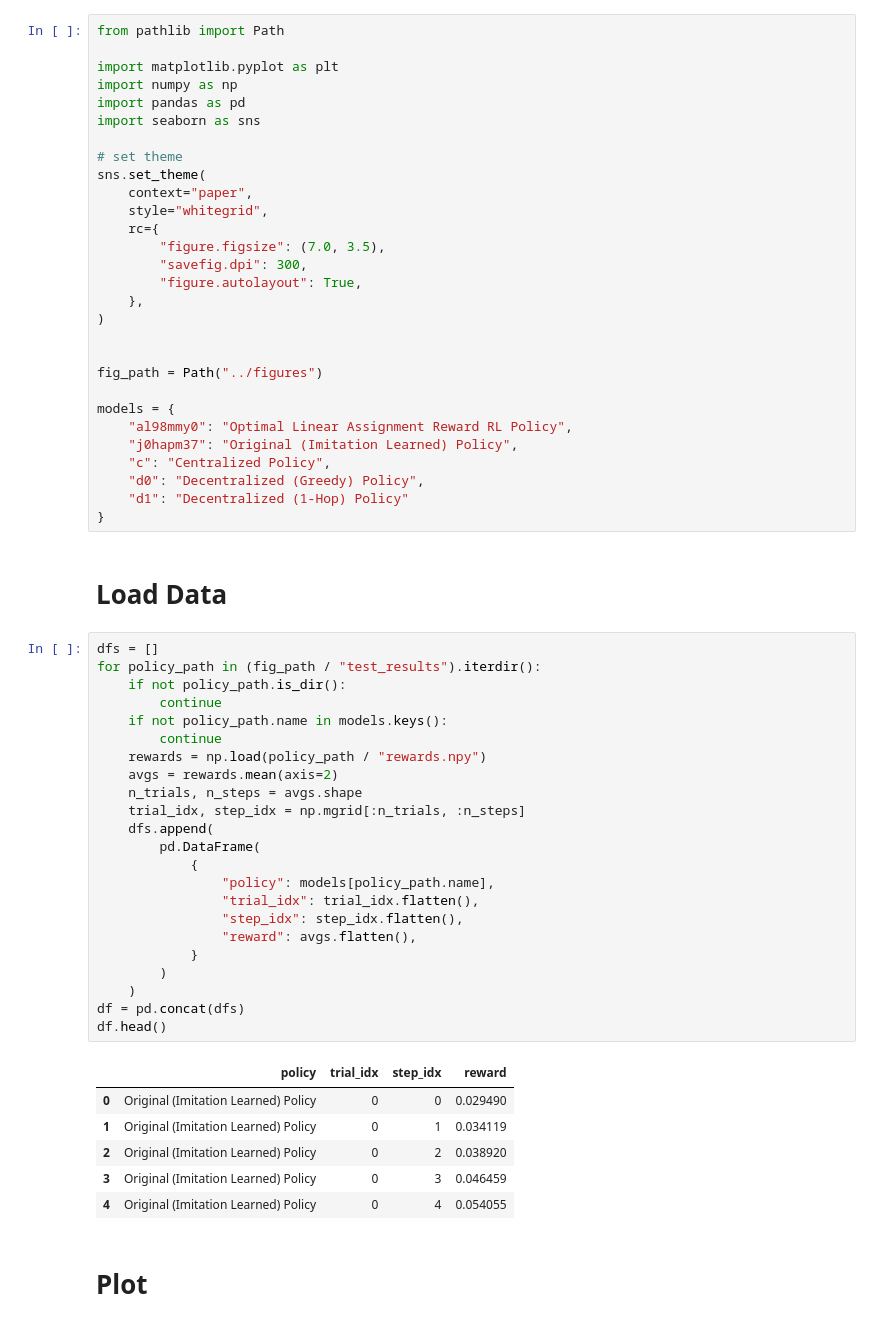
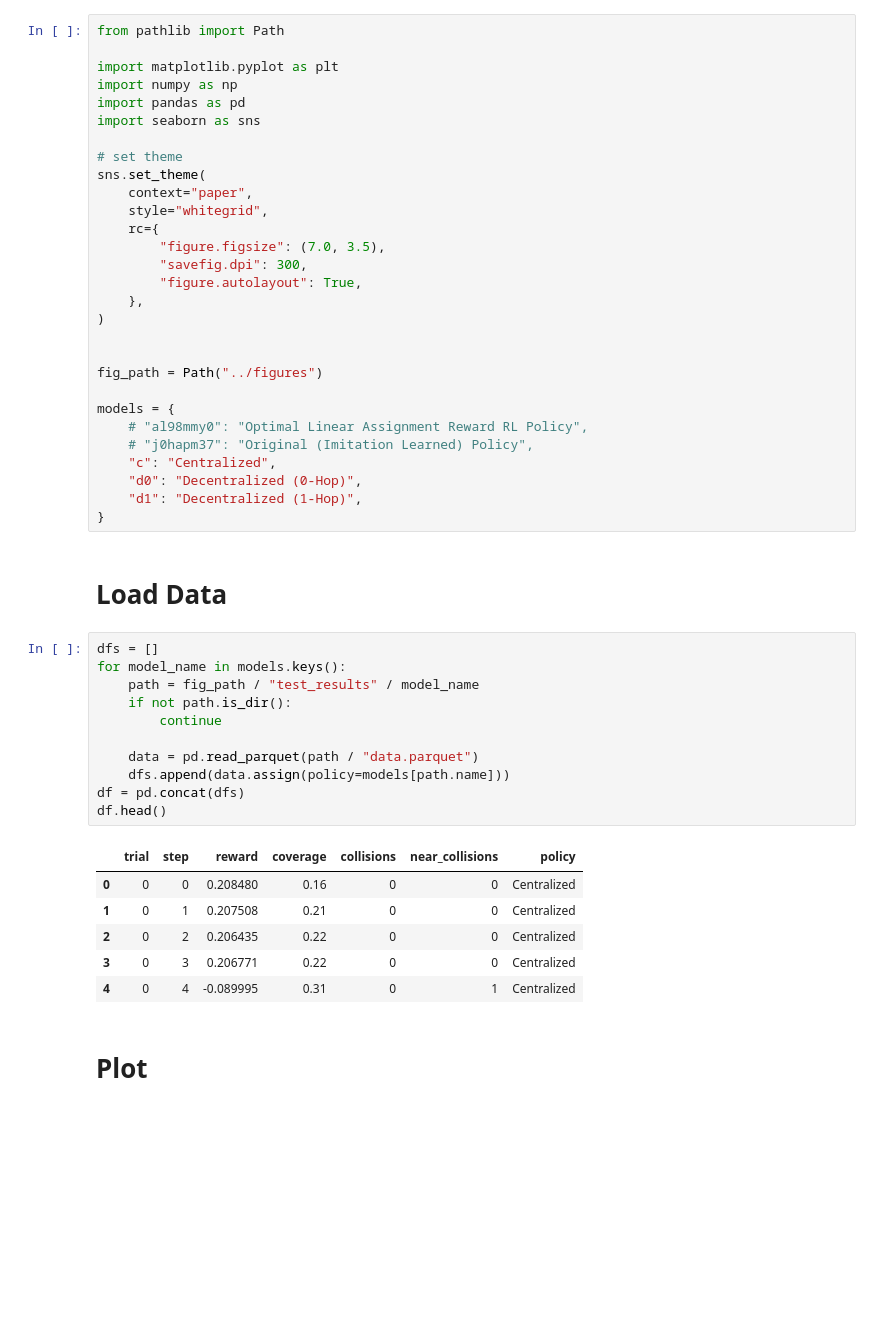
Before and after one commit to Damowerko/motion-planning, a Jupyter notebook: notebooks/compare.ipynb, the cells around one changed output. Cells and saved outputs as stored; diff of their text form; blank space fills up the shorter version.

```diff
--- a/notebooks/compare.ipynb
+++ b/notebooks/compare.ipynb
@@ -21,44 +21,32 @@ sns.set_theme(
 fig_path = Path("../figures")
 
 models = {
-    "al98mmy0": "Optimal Linear Assignment Reward RL Policy",
-    "j0hapm37": "Original (Imitation Learned) Policy",
-    "c": "Centralized Policy",
-    "d0": "Decentralized (Greedy) Policy",
-    "d1": "Decentralized (1-Hop) Policy"
+    # "al98mmy0": "Optimal Linear Assignment Reward RL Policy",
+    # "j0hapm37": "Original (Imitation Learned) Policy",
+    "c": "Centralized",
+    "d0": "Decentralized (0-Hop)",
+    "d1": "Decentralized (1-Hop)",
 }
 # %% [markdown]
 # Load Data
-# %%
-dfs = []
-for policy_path in (fig_path / "test_results").iterdir():
-    if not policy_path.is_dir():
-        continue
-    if not policy_path.name in models.keys():
-        continue
-    rewards = np.load(policy_path / "rewards.npy")
-    avgs = rewards.mean(axis=2)
-    n_trials, n_steps = avgs.shape
-    trial_idx, step_idx = np.mgrid[:n_trials, :n_steps]
-    dfs.append(
-        pd.DataFrame(
-            {
-                "policy": models[policy_path.name],
-                "trial_idx": trial_idx.flatten(),
-                "step_idx": step_idx.flatten(),
-                "reward": avgs.flatten(),
-            }
-        )
-    )
-df = pd.concat(dfs)
-df.head()
-# %% [output]
-|  | policy | trial_idx | step_idx | reward |
-| 0 | Original (Imitation Learned) Policy | 0 | 0 | 0.029490 |
-| 1 | Original (Imitation Learned) Policy | 0 | 1 | 0.034119 |
-| 2 | Original (Imitation Learned) Policy | 0 | 2 | 0.038920 |
-| 3 | Original (Imitation Learned) Policy | 0 | 3 | 0.046459 |
-| 4 | Original (Imitation Learned) Policy | 0 | 4 | 0.054055 |
+# %%
+dfs = []
+for model_name in models.keys():
+    path = fig_path / "test_results" / model_name
+    if not path.is_dir():
+        continue
+
+    data = pd.read_parquet(path / "data.parquet")
+    dfs.append(data.assign(policy=models[path.name]))
+df = pd.concat(dfs)
+df.head()
+# %% [output]
+|  | trial | step | reward | coverage | collisions | near_collisions | policy |
+| 0 | 0 | 0 | 0.208480 | 0.16 | 0 | 0 | Centralized |
+| 1 | 0 | 1 | 0.207508 | 0.21 | 0 | 0 | Centralized |
+| 2 | 0 | 2 | 0.206435 | 0.22 | 0 | 0 | Centralized |
+| 3 | 0 | 3 | 0.206771 | 0.22 | 0 | 0 | Centralized |
+| 4 | 0 | 4 | -0.089995 | 0.31 | 0 | 1 | Centralized |
 # %% [markdown]
 # Plot
 # %%
```
Also changed, not shown: parts of 2 cells of this notebook.
